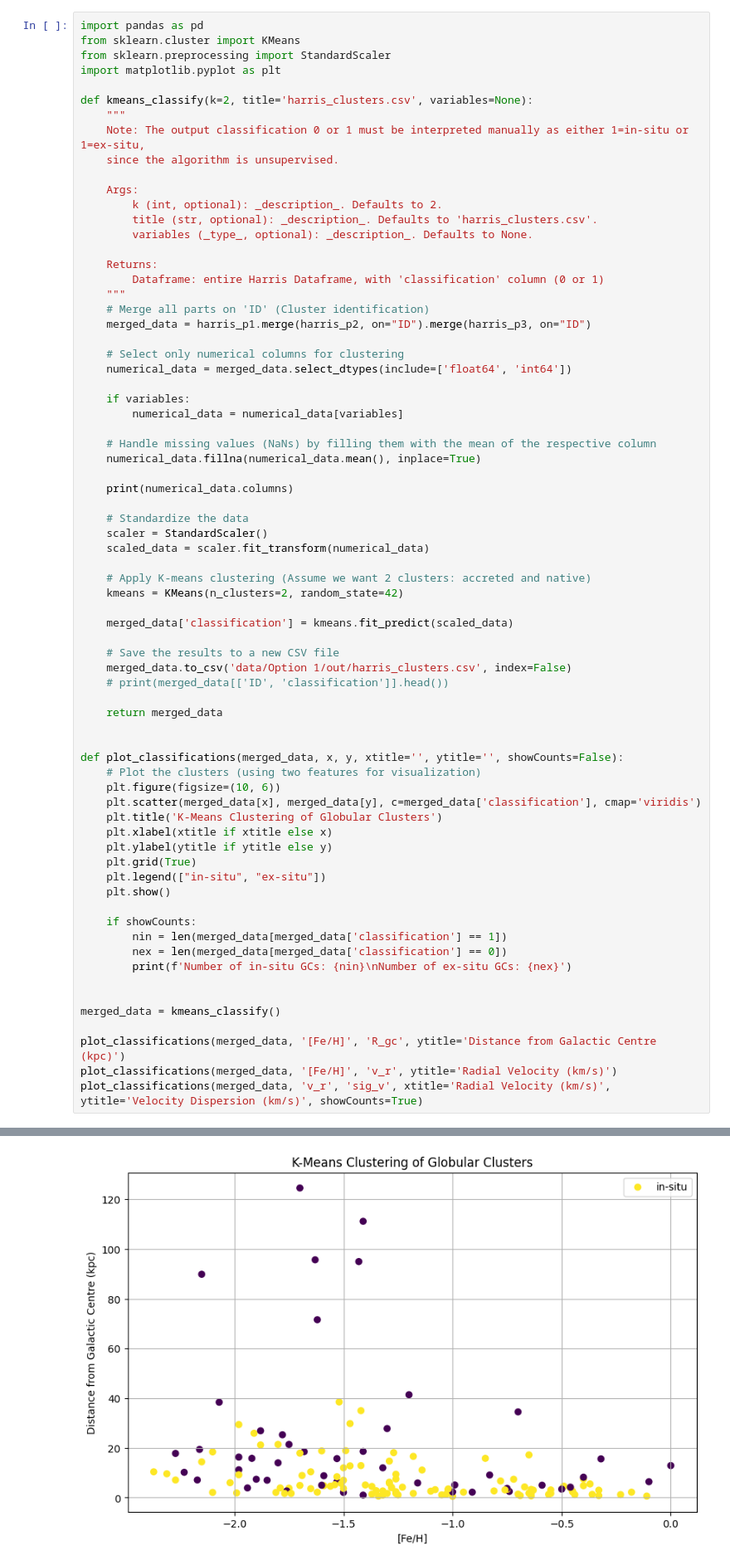
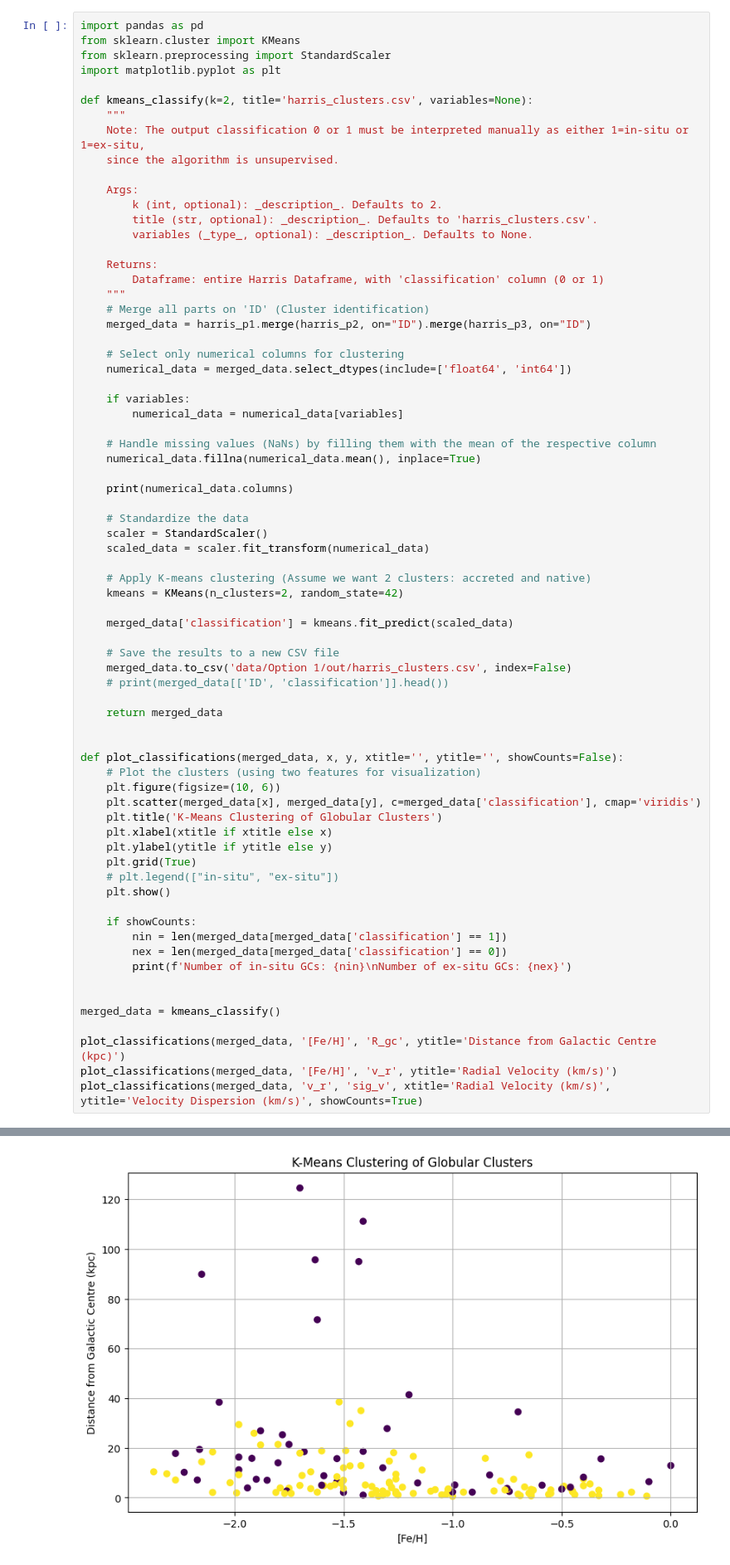
Before and after one commit to Shmu9/gc_accretion, a Jupyter notebook: clustering.ipynb, the cells around one changed output, grey strips where cells are left out. Shown: that part at 83% size. Saved outputs shown, nothing was run; the diff lists cells and outputs as text.

```diff
--- a/clustering.ipynb
+++ b/clustering.ipynb
@@ -74,32 +74,32 @@ def kmeans_classify(k=2, title='harris_clusters.csv', variables=None):
 
     return merged_data
 
 
 def plot_classifications(merged_data, x, y, xtitle='', ytitle='', showCounts=False):
     # Plot the clusters (using two features for visualization)
     plt.figure(figsize=(10, 6))
     plt.scatter(merged_data[x], merged_data[y], c=merged_data['classification'], cmap='viridis')
     plt.title('K-Means Clustering of Globular Clusters')
     plt.xlabel(xtitle if xtitle else x)
     plt.ylabel(ytitle if ytitle else y)
     plt.grid(True)
-    plt.legend(["in-situ", "ex-situ"])
+    # plt.legend(["in-situ", "ex-situ"])
     plt.show()
 
     if showCounts:
         nin = len(merged_data[merged_data['classification'] == 1])
         nex = len(merged_data[merged_data['classification'] == 0])
         print(f'Number of in-situ GCs: {nin}\nNumber of ex-situ GCs: {nex}')
 
 
 merged_data = kmeans_classify()
 
 plot_classifications(merged_data, '[Fe/H]', 'R_gc', ytitle='Distance from Galactic Centre (kpc)')
 plot_classifications(merged_data, '[Fe/H]', 'v_r', ytitle='Radial Velocity (km/s)')
 plot_classifications(merged_data, 'v_r', 'sig_v', xtitle='Radial Velocity (km/s)', ytitle='Velocity Dispersion (km/s)', showCounts=True)
 # %% [output]
 Index(['L', 'B', 'R_Sun', 'R_gc', 'X', 'Y', 'Z', '[Fe/H]', 'wt', 'E(B-V)',
        'V_HB', '(m-M)V', 'M_V,t', 'v_r', 'v_r_e', 'v_LSR', 'sig_v', 'sig_v_e',
        'c', 'r_c', 'r_h', 'mu_V', 'rho_0', 'lg_tc', 'lg_th'],
       dtype='object')
-[figure, old version]
+[figure, new version]
```
Also changed, not shown: parts of 5 cells of this notebook, 1 other file.
